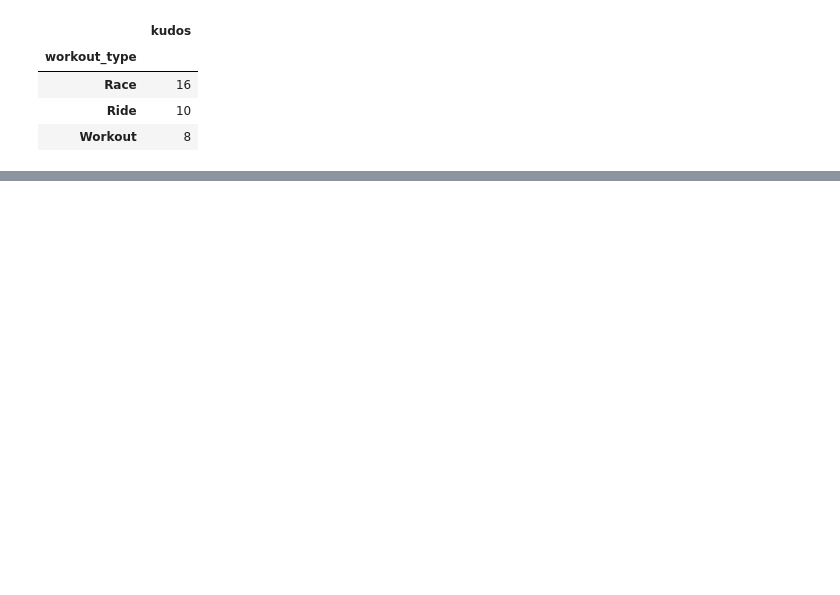
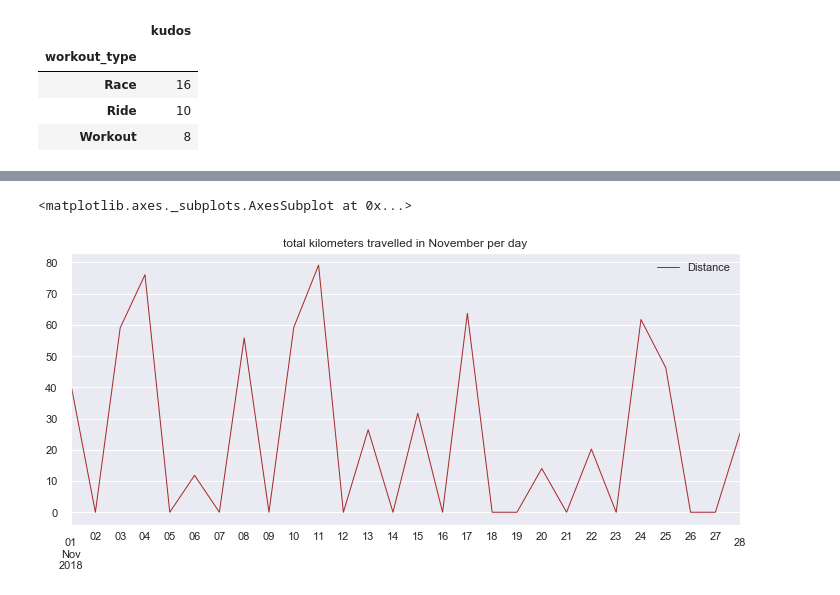
Before and after one commit to fracomp/datascience, a Jupyter notebook: Portfolio 1.ipynb, the cells around one changed output, grey strips where cells are left out. Cells and saved outputs as stored; diff of their text form; code cells hidden in the pictures; blank space fills up the shorter version.

```diff
--- a/Portfolio 1.ipynb
+++ b/Portfolio 1.ipynb
@@ -378,0 +423,10 @@ __Note:__ once you have completed these steps you can remove this cell.  Use the
+# %%
+#NEW DATAFRAME WITH NOVEMBER 2019 ROWS ONLY
+rows=df.loc['2018-11-01 00:00:00+11:00':'2018-11-30 23:59:59+11:00']
+nov=rows['Distance']
+#TIME SERIES GROUPED BY DAY THIS TIME
+df_NOV=nov.resample('D').sum()
+df_NOV.plot(linewidth=1,figsize=(12,5),title='total kilometers travelled in November per day',color='brown',legend=True)
+# %% [output]
+<matplotlib.axes._subplots.AxesSubplot at 0x...>
+[figure, added]
```
Also changed, not shown: parts of 37 cells of this notebook.
